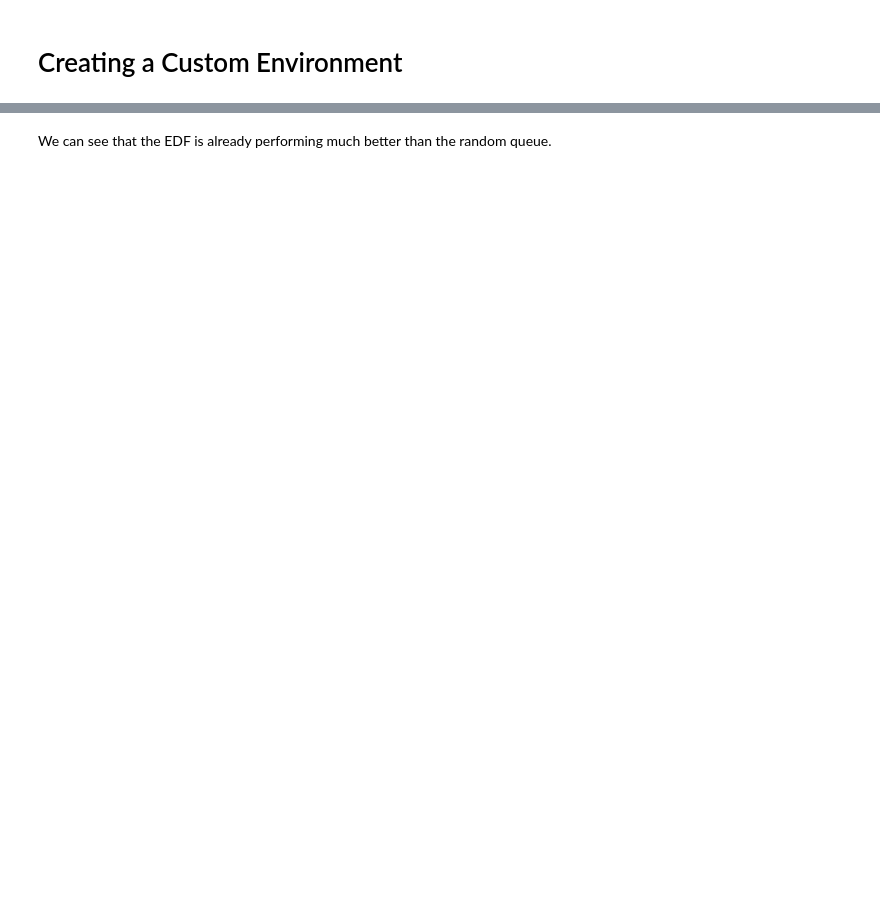
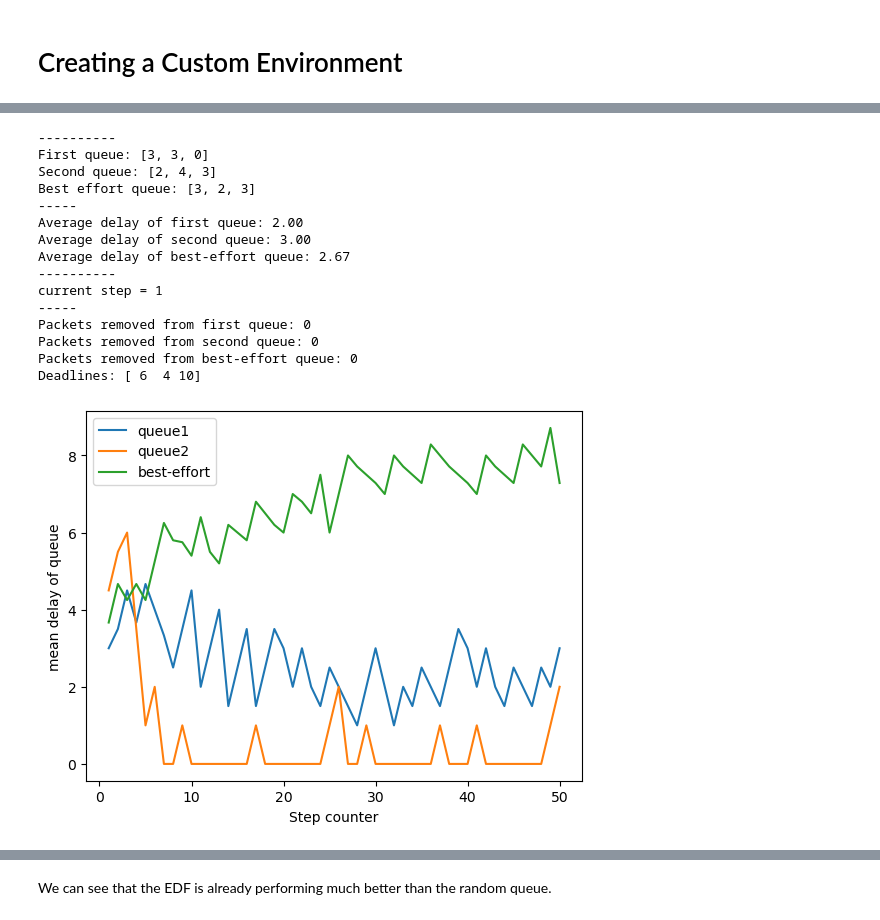
Before and after one commit to s3895776/MachineLearningAssignment2, a Jupyter notebook: SchedulerEnvironment.ipynb, the cells around one changed output, grey strips where cells are left out. Saved outputs shown, nothing was run; the diff lists cells and outputs as text; code cells hidden in the pictures; blank space fills up the shorter version.

```diff
--- a/SchedulerEnvironment.ipynb
+++ b/SchedulerEnvironment.ipynb
@@ -12,7 +14,17 @@ print(gym.__version__)
 import random
 import numpy as np
 class SchedulerEnvironment(gym.Env):
-    def __init__(self, scenario_one = True, terminate_num = 200, mean_delay_one = 6, mean_delay_two = 4, margin_of_delay = 1):
+    def __init__(self, scenario_one = True,
+                 terminate_num = 200,
+                 mean_delay_one = 6,
+                 mean_delay_two = 4,
+                 margin_of_delay = 1,
+                 packet_arrival_one = 0.3,
+                 packet_arrival_two = 0.25,
+                 packet_arrival_best_effort = 0.4,
+                 max_queue_size = 10,
+                 max_delay = 100
+                ):
         self.scenario_one = scenario_one
         self.mean_delay_one = mean_delay_one
         self.mean_delay_two = mean_delay_two
@@ -22,6 +34,10 @@ class SchedulerEnvironment(gym.Env):
         self.queue_one_incoming_packet = 0.0
         self.queue_two_incoming_packet = 0.0
         self.queue_best_effort_incoming_packet = 0.0
+
+        self.packet_arrival_one = packet_arrival_one
+        self.packet_arrival_two = packet_arrival_two
+        self.packet_arrival_best_effort = packet_arrival_best_effort
 
         self.incoming_packets = dict(
             {
@@ -37,15 +53,15 @@ class SchedulerEnvironment(gym.Env):
         self.terminate_num = terminate_num
 
         # maximum size of the queue
-        self.max_queue_size = 10
+        self.max_queue_size = max_queue_size
 
         # can adjust size of max delay in timeslots after initial observations
-        self.MAX_DELAY = 100
+        self.max_delay = max_delay
 
 #         observation space is the average of the mean delays.
         self.observation_space = spaces.Dict({
-            "queues": spaces.Box(low = 0, high = self.MAX_DELAY, shape = (3,self.max_queue_size), dtype=int),
-            "avg_delays": spaces.Box(low = 0, high = self.MAX_DELAY, shape = (1,3), dtype = int)
+            "queues": spaces.Box(low = 0, high = self.max_delay, shape = (3,self.max_queue_size), dtype=int),
+            "avg_delays": spaces.Box(low = 0, high = self.max_delay, shape = (1,3), dtype = int)
         })
 
         self.queue_one_delay = []
@@ -87,7 +103,7 @@ class SchedulerEnvironment(gym.Env):
     def _increment_delay(self):
         for i in range(len(self.queue_delays)):
             for j in range(len(self.queue_delays[i])):
-                if (self.queue_delays[i][j] < self.MAX_DELAY):
+                if (self.queue_delays[i][j] < self.max_delay):
                     self.queue_delays[i][j] += 1
 
     def _can_add_packets(self, packet_arrival, action ):
@@ -101,13 +117,9 @@ class SchedulerEnvironment(gym.Env):
             self.queue_delays[action].append(0)
 
     def _add_packets(self):
-        PACKET_ARRIVAL_ONE = 0.3
-        PACKET_ARRIVAL_TWO = 0.25
-        PACKET_ARRIVAL_BEST_EFFORT = 0.4
-
-        self._can_add_packets(PACKET_ARRIVAL_ONE, 0)
-        self._can_add_packets(PACKET_ARRIVAL_TWO, 1)
-        self._can_add_packets(PACKET_ARRIVAL_BEST_EFFORT, 2)
+        self._can_add_packets(self.packet_arrival_one, 0)
+        self._can_add_packets(self.packet_arrival_two, 1)
+        self._can_add_packets(self.packet_arrival_best_effort, 2)
 
         return
 
@@ -286,11 +298,6 @@ class SchedulerEnvironment(gym.Env):
             self._render_frame()
 
         return observation, reward, terminated, False, info
-
-#     def close(self):
-#         if self.window is not None:
-#             pygame.display.quit()
-#             pygame.quit()
 # %%
 env = SchedulerEnvironment(terminate_num = 50)
 # %%
@@ -569,3 +693,20 @@ edf_env.perform_scheduling(0)
 # %%
-edf_env.edf_scheduler_plot(0, 0)
+edf_env.edf_scheduler_plot(0)
+# %% [output]
+----------
+First queue: [3, 3, 0]
+Second queue: [2, 4, 3]
+Best effort queue: [3, 2, 3]
+-----
+Average delay of first queue: 2.00
+Average delay of second queue: 3.00
+Average delay of best-effort queue: 2.67
+----------
+current step = 1
+-----
+Packets removed from first queue: 0
+Packets removed from second queue: 0
+Packets removed from best-effort queue: 0
+Deadlines: [ 6  4 10]
+[figure, added]
 # %%
```
Also changed, not shown: parts of 33 cells of this notebook.
